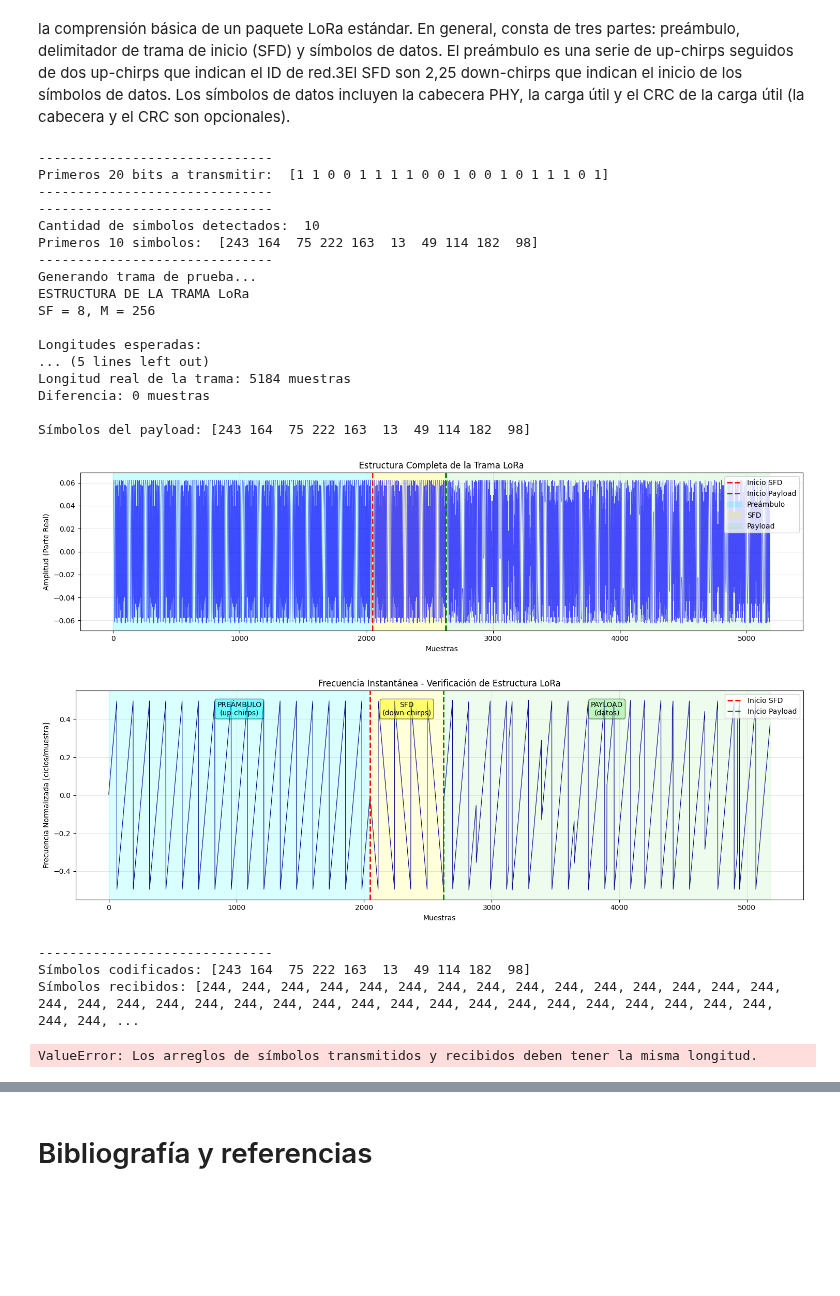
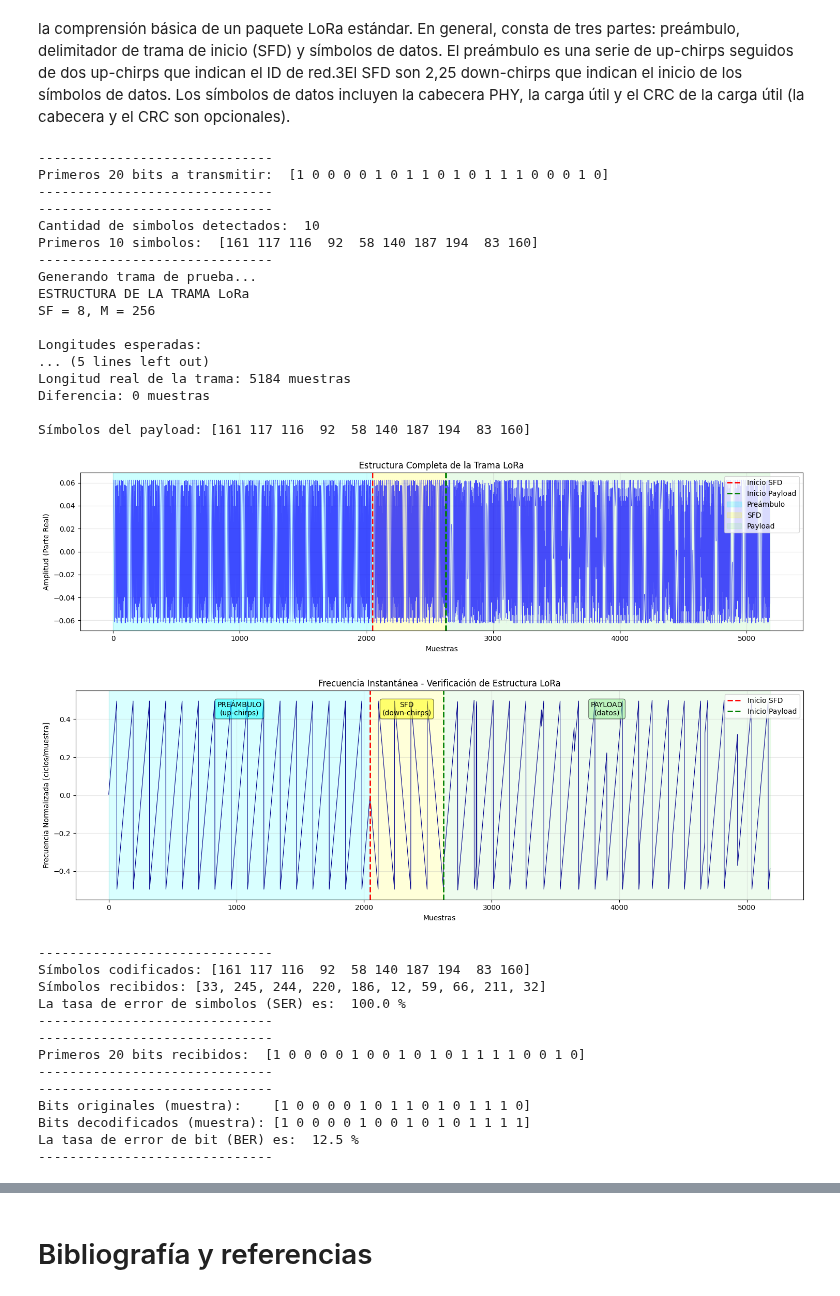
Before and after one commit to nicopinera/com-dig, a Jupyter notebook: Entregas/04Entrega.ipynb, the cells around one changed output, grey strips where cells are left out. Cells and saved outputs as stored; diff of their text form; code cells hidden in the pictures; blank space fills up the shorter version.

```diff
--- a/Entregas/04Entrega.ipynb
+++ b/Entregas/04Entrega.ipynb
@@ -929,7 +983,7 @@ def build_tx_frame(simbolos_data, SF, preamble_len=8):
     sfd = np.concatenate([np.tile(dechirp, 2), dechirp[:M//4]]) #repite 2 veces el down-chirp y luego agrega un cuarto de down-chirp
 
     # payload (matriz símbolos → vector)
-    payload = conformador_de_onda(simbolos_data,SF).flatten()
+    payload = conformador_de_onda_2B(simbolos_data,SF).flatten()
 
     trama = np.concatenate([pre, sfd, payload])
 
@@ -1014,6 +1068,25 @@ def visualizar_estructura_trama(frame, simbolos_data, SF, preamble_len=8):
     ax.legend(loc='upper right')
     plt.tight_layout()
     plt.show()
+# %%
+def cortar_en_chirps(trama, SF):
+    M = 2**SF
+    num_chirps = len(trama) // M
+    chirps = trama[:num_chirps*M]    # recorta exceso
+    return chirps.reshape(num_chirps, M)
+# %%
+def extraer_payload_chirps(trama, SF, preamble_len=8):
+    M = 2**SF
+
+    # Cortar la trama en chirps completos
+    chirps = cortar_en_chirps(trama, SF)
+
+    # Índices
+    idx_pre_end = preamble_len
+    idx_sfd_end = idx_pre_end + 2  # solo chirps completos (ignorar el 0.25)
+
+    payload = chirps[idx_sfd_end:]
+    return payload
 # %%
 SF = 8  # Spreading Factor (debe ser un valor entre 7 y 12)
 cant_simbolos = 10  # Cantidad de símbolos a transmitir
@@ -1036,48 +1109,59 @@ trama_test = build_tx_frame(simbolos, SF, preamble_len=8)
 visualizar_estructura_trama(trama_test, simbolos, SF, preamble_len=8)
 
 
-simbolos_rx = formador_de_ntuplas(trama_test, SF)
+payload_chirps = extraer_payload_chirps(trama_test, SF)
+simbolos_rx = formador_de_ntuplas_2B(payload_chirps, SF)
+
 print("---" * 10)
 print("Símbolos codificados:", simbolos)
 print("Símbolos recibidos:", simbolos_rx)
 print("La tasa de error de simbolos (SER) es: ",calculador_ser(simbolos, simbolos_rx) * 100,"%",)
 print("---" * 10)
 
 # Decodificación de símbolos
-bits_rx = decodificador(simbolos, SF)
+bits_rx = decodificador(simbolos_rx, SF)
 print("---" * 10)
 print("Primeros 20 bits recibidos: ", bits_rx[0:20])
 print("---" * 10)
 
 print("---" * 10)
 print("Bits originales (muestra):   ", bits_tx[: 2 * SF])
 print("Bits decodificados (muestra):", bits_rx[: 2 * SF])
 print("La tasa de error de bit (BER) es: ", calculador_ber(bits_tx, bits_rx) * 100, "%")
 print("---" * 10)
 # %% [output]
 ------------------------------
-Primeros 20 bits a transmitir:  [1 1 0 0 1 1 1 1 0 0 1 0 0 1 0 1 1 1 0 1]
+Primeros 20 bits a transmitir:  [1 0 0 0 0 1 0 1 1 0 1 0 1 1 1 0 0 0 1 0]
 ------------------------------
 ------------------------------
 Cantidad de simbolos detectados:  10
-Primeros 10 simbolos:  [243 164  75 222 163  13  49 114 182  98]
+Primeros 10 simbolos:  [161 117 116  92  58 140 187 194  83 160]
 ------------------------------
 Generando trama de prueba...
 ESTRUCTURA DE LA TRAMA LoRa
 SF = 8, M = 256
 
 Longitudes esperadas:
 ... (5 lines left out)
 Longitud real de la trama: 5184 muestras
 Diferencia: 0 muestras
 
-Símbolos del payload: [243 164  75 222 163  13  49 114 182  98]
+Símbolos del payload: [161 117 116  92  58 140 187 194  83 160]
-[figure, old version]
+[figure, new version]
-[figure, old version]
+[figure, new version]
 ------------------------------
-Símbolos codificados: [243 164  75 222 163  13  49 114 182  98]
-Símbolos recibidos: [244, 244, 244, 244, 244, 244, 244, 244, 244, 244, 244, 244, 244, 244, 244, 244, 244, 244, 244, 244, 244, 244, 244, 244, 244, 244, 244, 244, 244, 244, 244, 244, 244, 244, 244, 244, ...
+Símbolos codificados: [161 117 116  92  58 140 187 194  83 160]
+Símbolos recibidos: [33, 245, 244, 220, 186, 12, 59, 66, 211, 32]
+La tasa de error de simbolos (SER) es:  100.0 %
+------------------------------
+------------------------------
+Primeros 20 bits recibidos:  [1 0 0 0 0 1 0 0 1 0 1 0 1 1 1 1 0 0 1 0]
+------------------------------
+------------------------------
+Bits originales (muestra):    [1 0 0 0 0 1 0 1 1 0 1 0 1 1 1 0]
+Bits decodificados (muestra): [1 0 0 0 0 1 0 0 1 0 1 0 1 1 1 1]
+La tasa de error de bit (BER) es:  12.5 %
+------------------------------
-ValueError: Los arreglos de símbolos transmitidos y recibidos deben tener la misma longitud.
 # %%
 # ==== EJEMPLO DE USO: Visualización de estructura de trama ====
 
```
Also changed, not shown: parts of 16 cells of this notebook, 1 other file.
